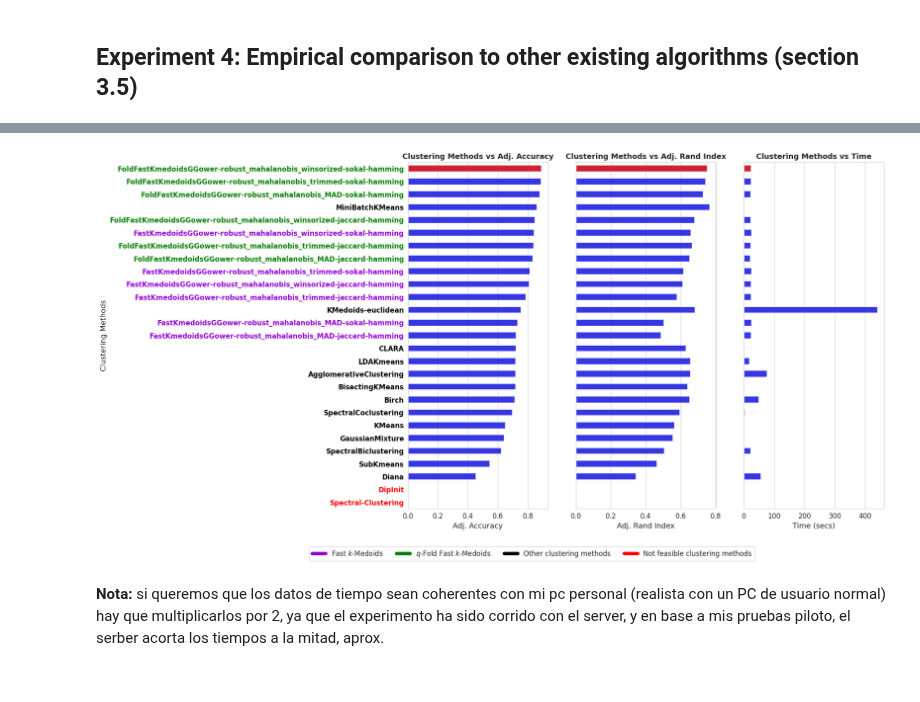
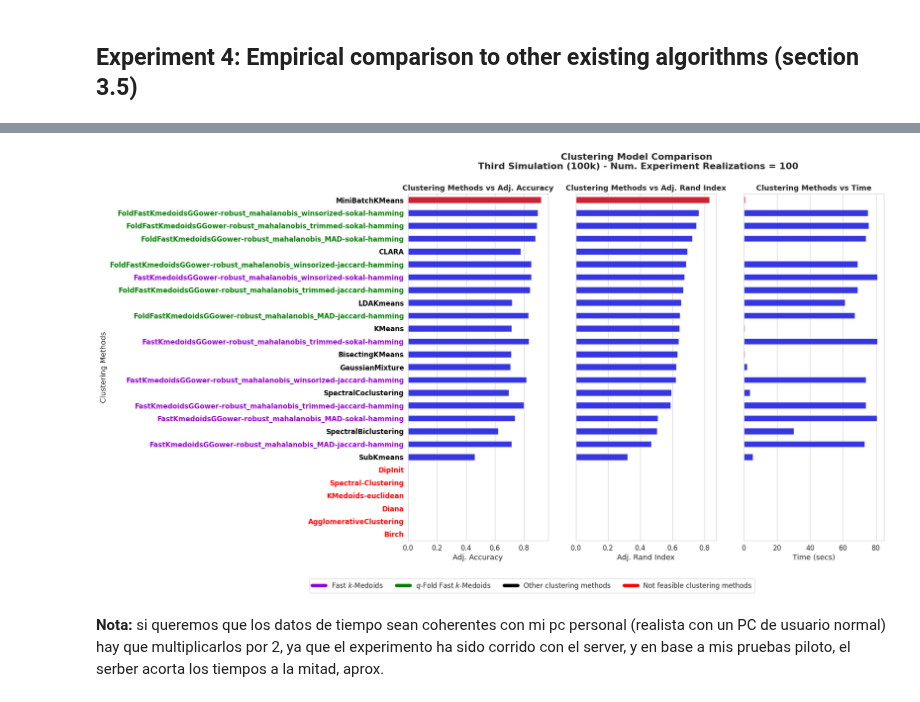
Before and after one commit to FabioScielzoOrtiz/db-robust-clust-paper-code, a Jupyter notebook: notebooks/experiments_simulation_3.ipynb, the cells around one changed output, grey strips where cells are left out. Drawn from its saved outputs; the diff is of its cells as text; code cells hidden in the pictures.

```diff
--- a/notebooks/experiments_simulation_3.ipynb
+++ b/notebooks/experiments_simulation_3.ipynb
@@ -902,7 +881,7 @@ if run_experiment_4:
     chunk_size = 3
     random_state_list_chunks = split_list_in_chunks(random_state_list, chunk_size=chunk_size)
 
-    results_folder_path = os.path.join(current_path, '..', 'results', 'results_experiment_4', 'simulation_1')
+    results_folder_path = os.path.join(current_path, '..', 'results', 'results_experiment_4', 'simulation_3')
     os.makedirs(results_folder_path, exist_ok=True)
     file_id = datetime.now(ZoneInfo("Europe/Madrid")).strftime('%Y%m%d_%H%M%S')
 
@@ -915,7 +894,7 @@ if run_experiment_4:
         for random_state in random_state_chunk:
             print('random_state:', random_state)
 
-            X, y = get_simulation_1(
+            X, y = get_simulation_3(
                 random_state=random_state,
                 return_outlier_idx=False)
 
@@ -925,11 +904,10 @@ if run_experiment_4:
                 models=models)
 
         # Save results
-        results_filename = f'results_exp_4_simu_1_chunk_{chunk_id}_{file_id}.pkl'
+        results_filename = f'results_exp_4_simu_3_chunk_{chunk_id}_{file_id}.pkl'
         results_save_path = os.path.join(results_folder_path, results_filename)
         with open(results_save_path, 'wb') as f:
             pickle.dump(results, f)
 
-# Time 1 realization:
-## Personal computer:
-## IBiDat Server: 1800 mins = 30 hours
+# Time 100 realizations:
+## IBiDat Server: 1681 mins =  hours
@@ -994,15 +916,10 @@ if run_experiment_4:
 
     # Open results by chunk
     chunk_ids = range(len(random_state_list_chunks))
-    results_folder_path = os.path.join(current_path, '..', 'results', 'results_experiment_4', 'simulation_1')
+    results_folder_path = os.path.join(current_path, '..', 'results', 'results_experiment_4', 'simulation_3')
+    file_id = '20250717_092545'
     results_chunk = {}
     for chunk_id in chunk_ids:
-        if chunk_id <= 2:
-            file_id = '20250711_140851'
-        elif (chunk_id >= 3) & (chunk_id <= 17):
-            file_id = '20250711_162116'
-        else:
-            file_id = '20250712_163620'
         results_filename = f'results_exp_4_simu_1_chunk_{chunk_id}_{file_id}.pkl'
         results_save_path = os.path.join(results_folder_path, results_filename)
         with open(results_save_path, 'rb') as f:
@@ -1014,15 +931,15 @@ if run_experiment_4:
         results.update(results_chunk[i])
 
     # Save joined/merged results
-    results_filename = f'results_exp_4_simu_1_{file_id}.pkl'
+    results_filename = f'results_exp_4_simu_3_{file_id}.pkl'
     results_save_path = os.path.join(results_folder_path, results_filename)
     with open(results_save_path, 'wb') as f:
         pickle.dump(results, f)
 # %%
 # Open merged/joined results
-file_id = '20250712_163620'
-results_filename = f'results_exp_4_simu_1_{file_id}.pkl'
-results_folder_path = os.path.join(current_path, '..', 'results', 'results_experiment_4', 'simulation_1')
+file_id = '20250717_092545'
+results_filename = f'results_exp_4_simu_3_{file_id}.pkl'
+results_folder_path = os.path.join(current_path, '..', 'results', 'results_experiment_4', 'simulation_3')
 results_save_path = os.path.join(results_folder_path, results_filename)
 with open(results_save_path, 'rb') as f:
     results = pickle.load(f)
@@ -1040,7 +957,7 @@ avg_results = get_avg_results(
     iterable=model_names
 )
 # %%
-not_feasible_methods = ['DipInit', 'Spectral-Clustering'] # based on previous (TFM) experiments
+not_feasible_methods = ['DipInit', 'Spectral-Clustering', 'KMedoids-euclidean', 'Diana', 'AgglomerativeClustering', 'Birch'] # based on previous (TFM) experiments
 
 for model_name in not_feasible_methods:
     avg_results['adj_labels'][model_name] = None
@@ -1095,35 +1012,37 @@ for label in axes[0].get_yticklabels():
     if label.get_text() in our_methods_1:
         label.set_weight('bold')
         label.set_color('darkviolet')
     elif label.get_text() in our_methods_2:
         label.set_weight('bold')
         label.set_color('green')
     elif label.get_text() in other_methods:
         label.set_weight('bold')
         label.set_color('black')
     elif label.get_text() in not_feasible_methods:
         label.set_weight('bold')
         label.set_color('red')
 
 # Create legend elements
 legend_elements = [
     plt.Line2D([0], [0], color='darkviolet', lw=6, label='Fast $k$-Medoids'),
     plt.Line2D([0], [0], color='green', lw=6, label='$q$-Fold Fast $k$-Medoids'),
     plt.Line2D([0], [0], color='black', lw=6, label='Other clustering methods'),
     plt.Line2D([0], [0], color='red', lw=6, label='Not feasible clustering methods')
 ]
 
 # Add legend to the figure
 axes[0].legend(handles=legend_elements, loc='upper right', bbox_to_anchor=(2.5, -0.1), ncol=len(legend_elements), fontsize=12)
 
+fig.suptitle("Clustering Model Comparison \nThird Simulation (100k) - Num. Experiment Realizations = 100", fontsize=16, fontweight='bold', y=0.97)
+
 file_id = '20250712_163620'
-plot_filename = f'plot_results_exp_4_simu_1_{file_id}_ari.png'
+plot_filename = f'plot_results_exp_4_simu_3_{file_id}_acc.png'
 plot_save_path = os.path.join(results_folder_path, plot_filename)
 fig.savefig(plot_save_path, format='png', dpi=300, bbox_inches="tight", pad_inches=0.2)
 
 plt.show()
 # %% [output]
-[figure, old version]
+[figure, new version]
 # %% [markdown]
 **Nota:** si queremos que los datos de tiempo sean coherentes con mi pc personal (realista con un PC de  usuario normal) hay que multiplicarlos por 2, ya que el experimento ha sido corrido con el server, y en base a mis pruebas piloto, el serber acorta los tiempos a la mitad, aprox.
 # %%
```
Also changed, not shown: parts of 17 cells of this notebook, 8 other files.
